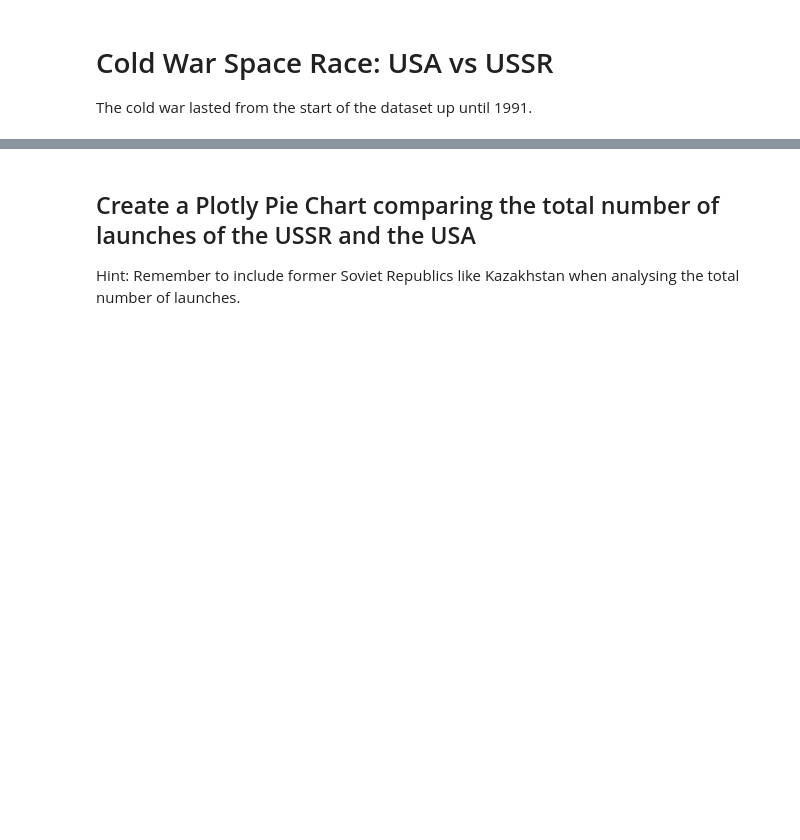
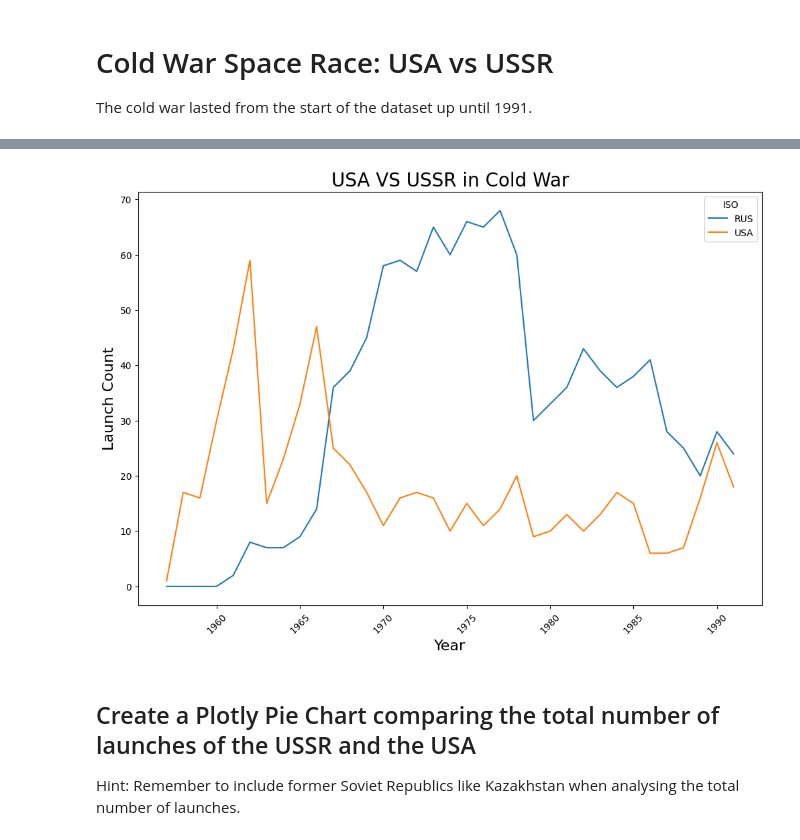
Before and after one commit to chgwyellow/Analyse---Visualise-the-Space-Race, a Jupyter notebook: Space_Missions_Analysis.ipynb, the cells around one changed output, grey strips where cells are left out. Saved outputs shown, nothing was run; the diff lists cells and outputs as text; code cells hidden in the pictures; blank space fills up the shorter version.

```diff
--- a/Space_Missions_Analysis.ipynb
+++ b/Space_Missions_Analysis.ipynb
@@ -477,3 +482,8 @@ How has the dominance of launches changed over time between the different player
 # Cold War Space Race: USA vs USSR
 
 The cold war lasted from the start of the dataset up until 1991.
+# %%
+cold_war = df_data.Year <= 1991 #make a Series
+cold_war_country = df_data[cold_war & (df_data.ISO.isin(["USA", "RUS"]))]
+cold_war_comparison = cold_war_country.groupby(["Year", "ISO"]).size().unstack(fill_value=0)
+cold_war_comparison
@@ -480,3 +509,13 @@ The cold war lasted from the start of the dataset up until 1991.
+# %%
+cold_war_comparison.plot(figsize=(12,8))
+
+plt.title("USA VS USSR in Cold War", fontsize=20)
+plt.xlabel("Year", fontsize=16)
+plt.ylabel("Launch Count", fontsize=16)
+plt.xticks(rotation=45)
+plt.show()
+# %% [output]
+[figure, added]
 # %% [markdown]
 ## Create a Plotly Pie Chart comparing the total number of launches of the USSR and the USA
 
```
Also changed, not shown: parts of 5 cells of this notebook.
